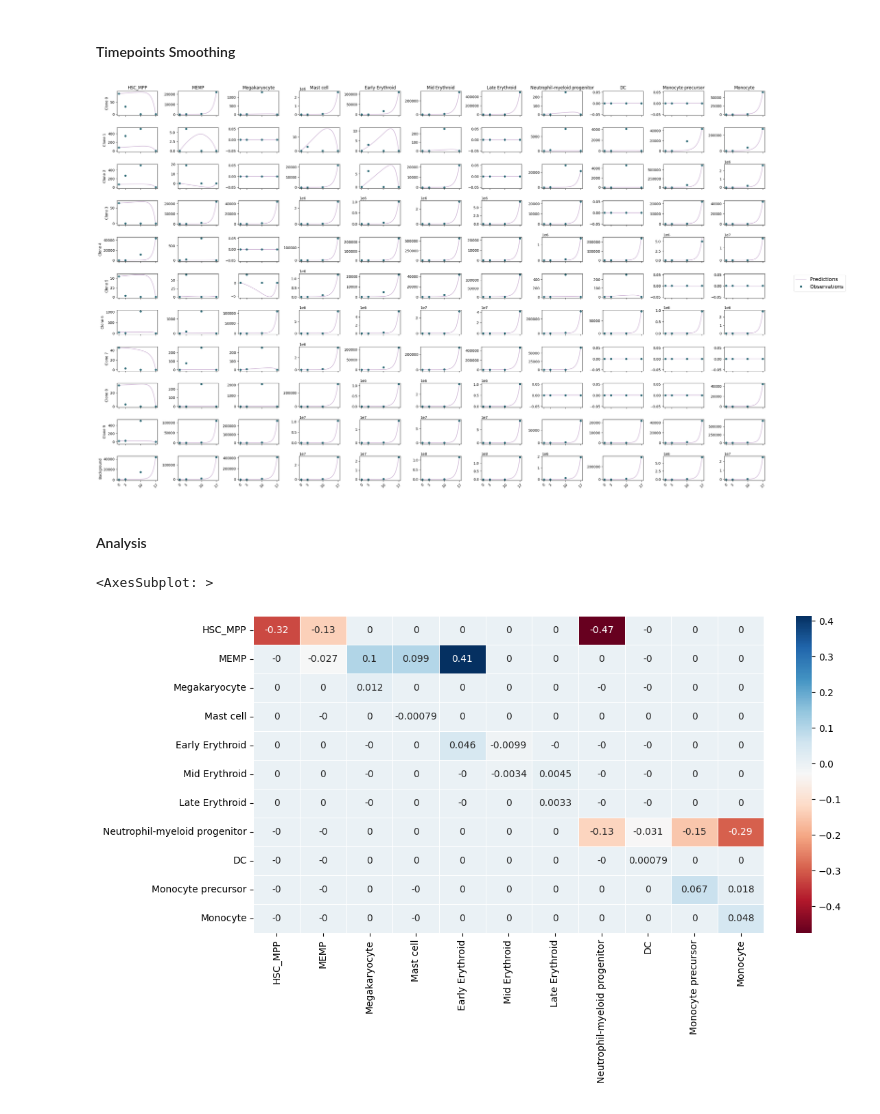
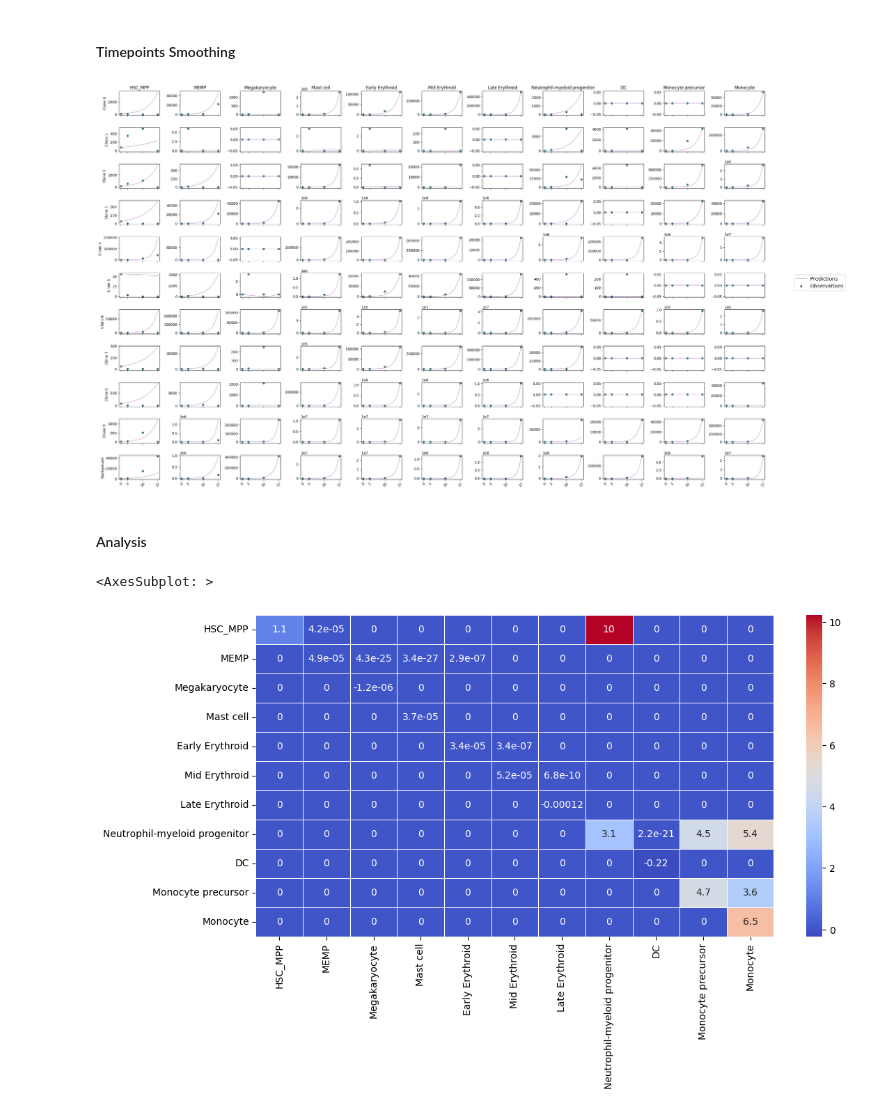
Before and after one commit to StatBiomed/clonaltrans, a Jupyter notebook: clonetrans obs.ipynb, the cells around one changed output. Drawn from its saved outputs; the diff is of its cells as text; code cells hidden in the pictures.

```diff
--- a/clonetrans obs.ipynb
+++ b/clonetrans obs.ipynb
@@ -76,6 +76,6 @@ torch.save(model, './model.pt')
 # %% [markdown]
 #### Evaluate
 # %%
-path = './examples/Time4LR001Epo750MultiLRNSoftPlus1e-5.pt'
+path = './examples/New/1LTime4LR001Epo1000N.pt'
 model = torch.load(path)
 device = torch.device(f"cuda:{model.config.gpu}")
@@ -99,7 +106,7 @@ predictions = model.eval_model(t_pred_norm)
 save = os.path.split(path)[1]
 pl.grid_visual_interpolate(model.N, predictions, t_observed, t_pred, save=save)
 # %% [output]
-[figure, old version]
+[figure, new version]
 # %% [markdown]
 #### Analysis
 # %%
@@ -110,11 +117,11 @@ anno = pd.read_csv('./data/annotations.csv')
 transition_K = pd.DataFrame(
     index=anno['populations'].values,
     columns=anno['populations'].values,
-    data=K.detach().cpu().numpy()[-1]
+    data=K.detach().cpu().numpy()[1]
 )
 # %%
 fig, axes = plt.subplots(figsize=(12, 6))
-sns.heatmap(transition_K, annot=True, linewidths=.5, cmap='RdBu', ax=axes)
+sns.heatmap(transition_K, annot=True, linewidths=.5, cmap='coolwarm', ax=axes)
 # %% [output]
 <AxesSubplot: >
-[figure, old version]
+[figure, new version]
```
Also changed, not shown: parts of 2 cells of this notebook, 7 other files.
